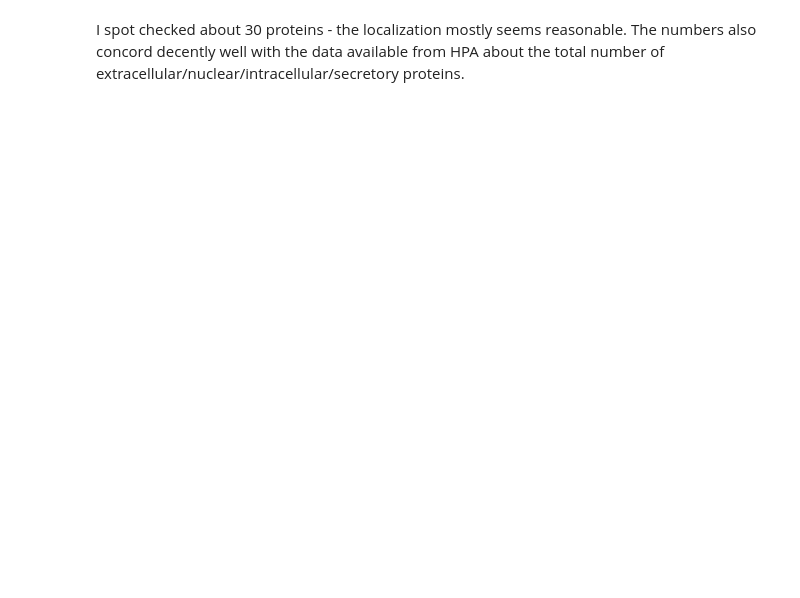
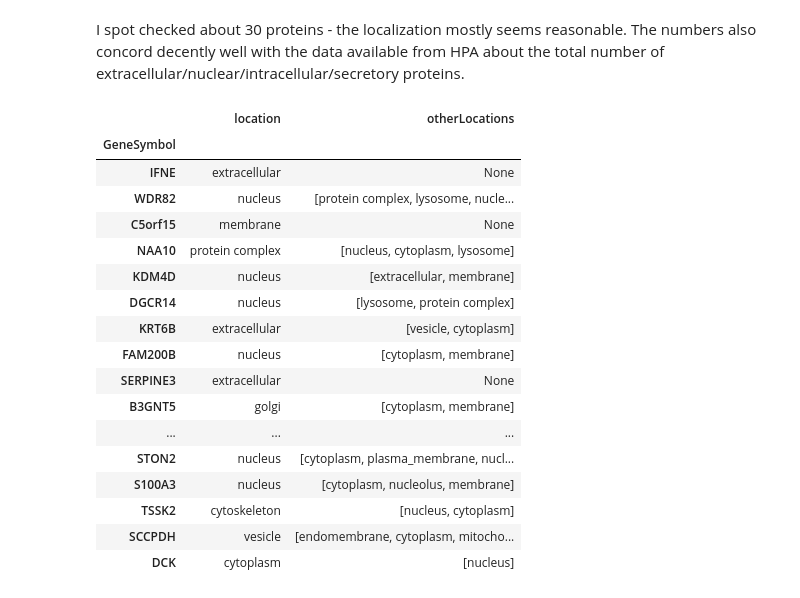
Before and after one commit to fraenkel-lab/OmicsIntegrator2, a Jupyter notebook: subcellular/subcellular_location.ipynb, the cells around one changed output. Drawn from its saved outputs; the diff is of its cells as text; code cells hidden in the pictures; blank space fills up the shorter version.

Commit message:
Update Subcellular location annotation and scripts (#68)
* changes to subcellular

updates to subcellular

* update ipynb

```diff
--- a/subcellular/subcellular_location.ipynb
+++ b/subcellular/subcellular_location.ipynb
@@ -323,3 +333,24 @@ locations['location'].value_counts().plot(kind='bar')
 I spot checked about 30 proteins - the localization mostly seems reasonable. The numbers also concord decently well with the data available from HPA about the total number of extracellular/nuclear/intracellular/secretory proteins.
 # %%
 locations['location'].to_pickle('subcellular.pickle')
+# %%
+locations.sample(20) #to confirm these hits are reason
+# %% [output]
+|  | location | otherLocations |
+| GeneSymbol |  |  |
+| IFNE | extracellular | None |
+| WDR82 | nucleus | [protein complex, lysosome, nucle... |
+| C5orf15 | membrane | None |
+| NAA10 | protein complex | [nucleus, cytoplasm, lysosome] |
+| KDM4D | nucleus | [extracellular, membrane] |
+| DGCR14 | nucleus | [lysosome, protein complex] |
+| KRT6B | extracellular | [vesicle, cytoplasm] |
+| FAM200B | nucleus | [cytoplasm, membrane] |
+| SERPINE3 | extracellular | None |
+| B3GNT5 | golgi | [cytoplasm, membrane] |
+| ... | ... | ... |
+| STON2 | nucleus | [cytoplasm, plasma_membrane, nucl... |
+| S100A3 | nucleus | [cytoplasm, nucleolus, membrane] |
+| TSSK2 | cytoskeleton | [nucleus, cytoplasm] |
+| SCCPDH | vesicle | [endomembrane, cytoplasm, mitocho... |
+| DCK | cytoplasm | [nucleus] |
```
Also changed, not shown: parts of 12 cells of this notebook, 2 other files.
